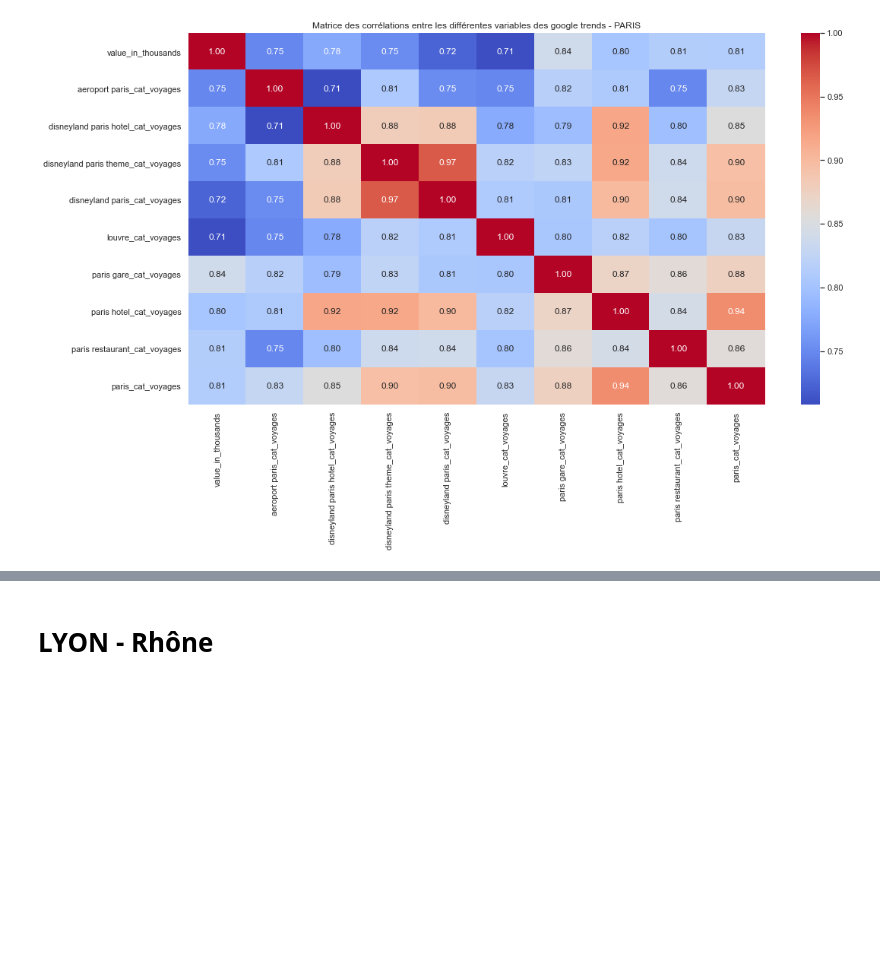
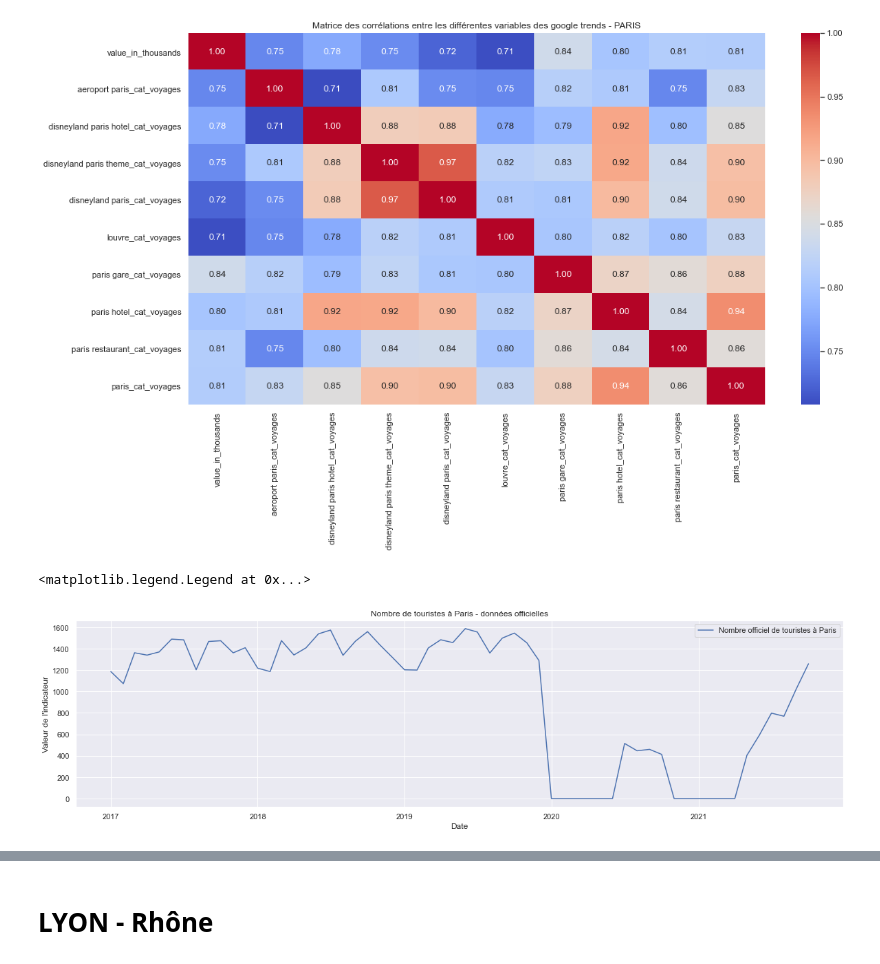
Before and after one commit to julienowack/stat_app, a Jupyter notebook: test lasso.ipynb, the cells around one changed output, grey strips where cells are left out. Drawn from its saved outputs; the diff is of its cells as text; code cells hidden in the pictures; blank space fills up the shorter version.

Commit message:
Update test lasso.ipynb
graphiques des gt

```diff
--- a/test lasso.ipynb
+++ b/test lasso.ipynb
@@ -456,3 +440,17 @@ plt.title("Matrice des corrélations entre les différentes variables des google
 # %% [output]
 Text(0.5, 1.0, 'Matrice des corrélations entre les différentes variables des google trends - PARIS')
 [figure]
+# %%
+df_paris_viz=df_Official_Data_Paris.merge(df_gt6_paris, on="date", how="inner")
+# %%
+x=df_paris_viz[["date"]]
+y=df_paris_viz[["value_in_thousands"]]
+fig = plt.figure(1, figsize=(20, 5))
+plt.plot(x, y, label="Nombre officiel de touristes à Paris")
+plt.title('Nombre de touristes à Paris - données officielles')
+plt.xlabel('Date')
+plt.ylabel("Valeur de l'indicateur")
+plt.legend()
+# %% [output]
+<matplotlib.legend.Legend at 0x...>
+[figure, added]
```
Also changed, not shown: parts of 17 cells of this notebook.
